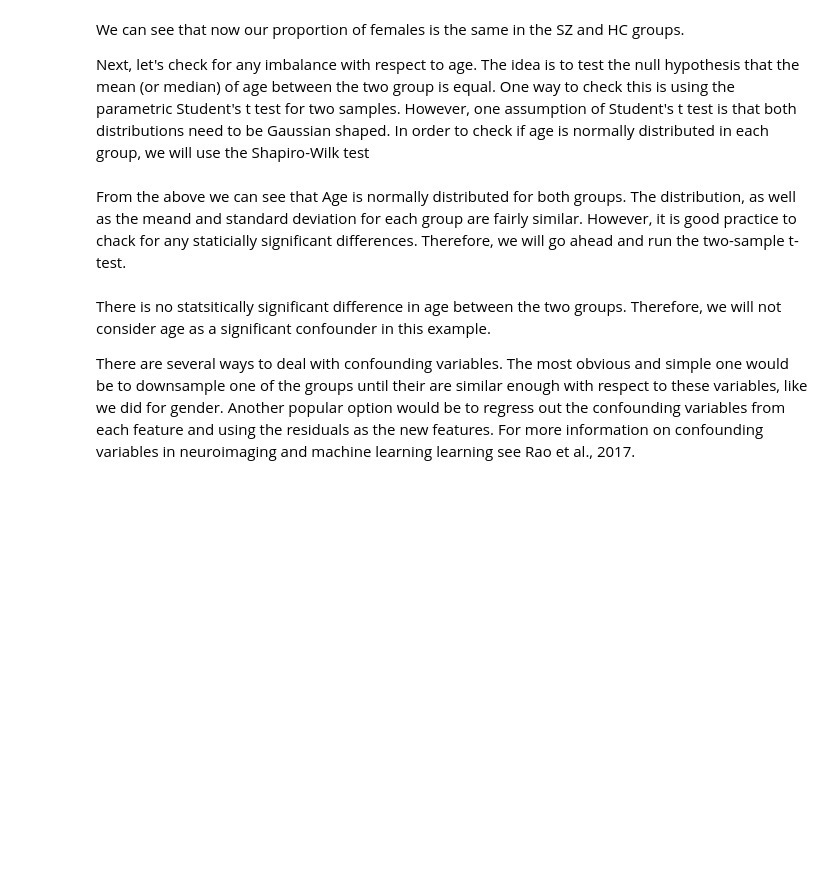
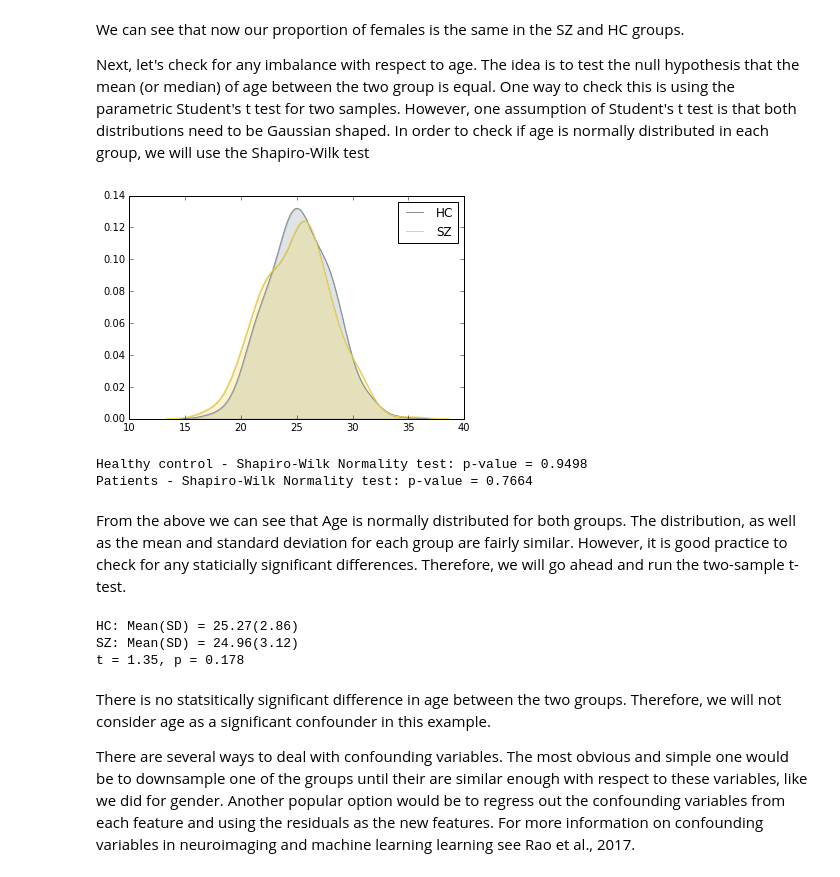
Before and after one commit to MLMH-Lab/How-To-Build-A-Machine-Learning-Model, a Jupyter notebook: Chapter_19_w_mardown_WALTER2_SV.ipynb, the cells around one changed output. Cells and saved outputs as stored; diff of their text form; code cells hidden in the pictures; blank space fills up the shorter version.

```diff
--- a/Chapter_19_w_mardown_WALTER2_SV.ipynb
+++ b/Chapter_19_w_mardown_WALTER2_SV.ipynb
@@ -270,43 +272,39 @@ We can see that now our proportion of females is the same in the SZ and HC group
 Next, let's check for any imbalance with respect to age. The idea is to test the null hypothesis that the  mean (or median) of age between the two group is equal. One way to check this is using the parametric Student's t test for two samples. However, one assumption of Student's t test is that both distributions need to be Gaussian shaped. In order to check if age is normally distributed in each group, we will use the Shapiro-Wilk test
 # %%
 #Plot normal curve
-ax = sns.kdeplot((data2[data2['label']==0]['Age']), color="#839098", label=("HC"), shade=True)
-ax = sns.kdeplot((data2[data2['label']==1]['Age']), color="#f7d842", label=("SZ"), shade=True)
+sns.kdeplot((dataset_df[dataset_df['label']==0]['Age']), color="#839098", label=("HC"), shade=True)
+sns.kdeplot((dataset_df[dataset_df['label']==1]['Age']), color="#f7d842", label=("SZ"), shade=True)
 plt.show()
 
 #Shapiro test for normality
-stat_hc, p_hc = stats.shapiro(data2[data2['label']==0]['Age'])
-stat_sz, p_sz = stats.shapiro(data2[data2['label']==1]['Age'])
+_, p_hc = stats.shapiro(dataset_df[dataset_df['label']==0]['Age'])
+_, p_sz = stats.shapiro(dataset_df[dataset_df['label']==1]['Age'])
 
-def normality(group,stat,p):
-    print(group)
-    print('Statistics = %.3f, p = %.3f' % (stat, p))
-
-    alpha = 0.05
-    if p > alpha:
-        print('The distribution looks Gaussian')
-    else:
-        print('The distribution does not look Gaussian')
-    print("")
-
-normality("HC",stat_hc, p_hc)
-normality("SZ",stat_sz, p_sz)
+print('Healthy control - Shapiro-Wilk Normality test: p-value = %.4f'% p_hc)
+print('Patients - Shapiro-Wilk Normality test: p-value = %.4f'% p_sz)
+# %% [output]
+[figure, added]
+Healthy control - Shapiro-Wilk Normality test: p-value = 0.9498
+Patients - Shapiro-Wilk Normality test: p-value = 0.7664
 # %% [markdown]
-From the above we can see that Age is normally distributed for both groups. The distribution, as well as the meand and standard deviation for each group are fairly similar. However, it is good practice to chack for any staticially significant differences. Therefore, we will go ahead and run the two-sample t-test.
+From the above we can see that Age is normally distributed for both groups. The distribution, as well as the mean and standard deviation for each group are fairly similar. However, it is good practice to check for any staticially significant differences. Therefore, we will go ahead and run the two-sample t-test.
 # %%
 #Descriptives
-mean_hc, sd_hc = (data2[data2['label']==0]['Age']).describe().loc[['mean', 'std']]
-mean_sz, sd_sz = (data2[data2['label']==1]['Age']).describe().loc[['mean', 'std']]
+mean_hc, sd_hc = (dataset_df[dataset_df['label']==0]['Age']).describe().loc[['mean', 'std']]
+mean_sz, sd_sz = (dataset_df[dataset_df['label']==1]['Age']).describe().loc[['mean', 'std']]
 
-
-age_sz = data2[data2['label']==0]['Age']
-age_hc = data2[data2['label']==1]['Age']
+age_sz = dataset_df[dataset_df['label']==0]['Age']
+age_hc = dataset_df[dataset_df['label']==1]['Age']
 
 statistic, p_value = stats.ttest_ind(age_sz, age_hc)
 
 print('HC: Mean(SD) = %.2f(%.2f)'% (mean_hc, sd_hc))
 print('SZ: Mean(SD) = %.2f(%.2f)'% (mean_sz, sd_sz))
 print('t = %.2f, p = %.3f' % (statistic, p_value))
+# %% [output]
+HC: Mean(SD) = 25.27(2.86)
+SZ: Mean(SD) = 24.96(3.12)
+t = 1.35, p = 0.178
 # %% [markdown]
 There is no statsitically significant difference in age between the two groups. Therefore, we will not consider age as a significant confounder in this example.
 
```
Also changed, not shown: parts of 11 cells of this notebook, 1 other file.
